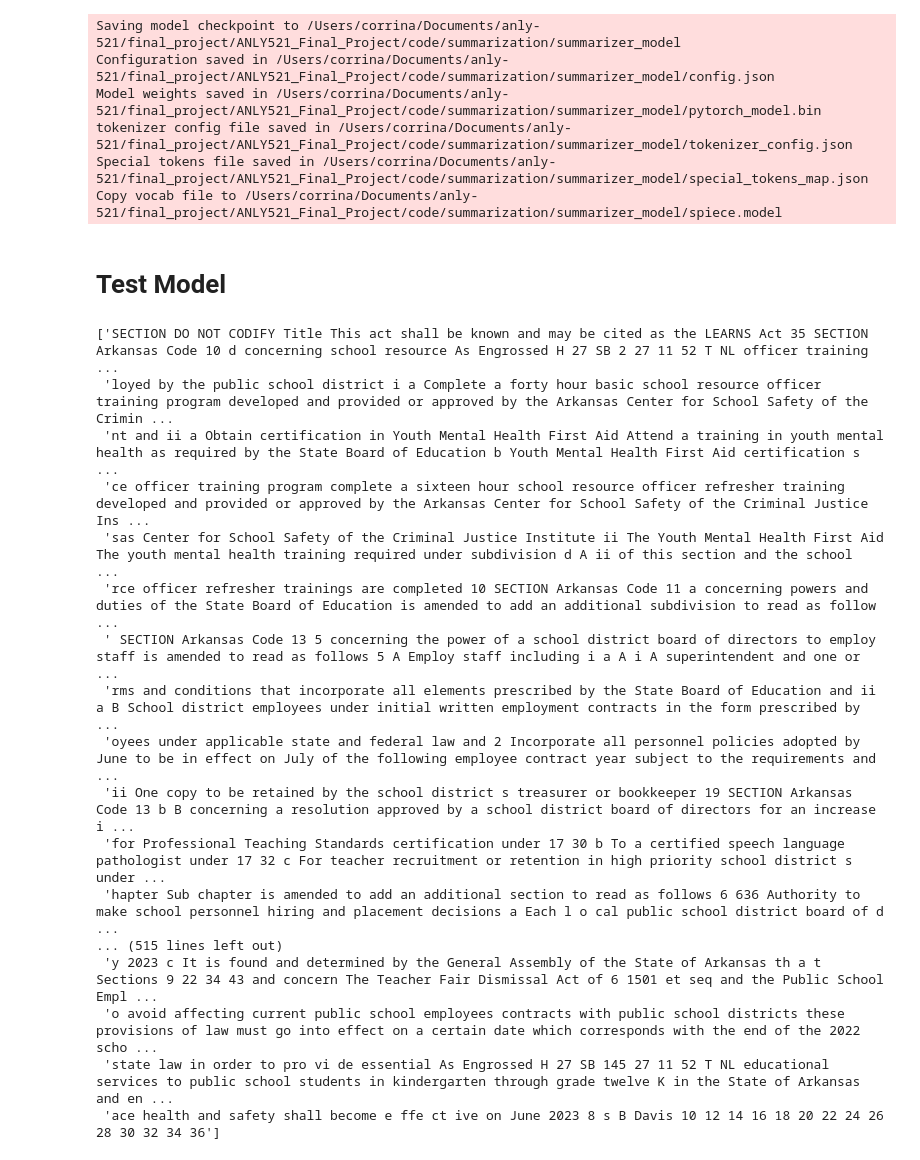
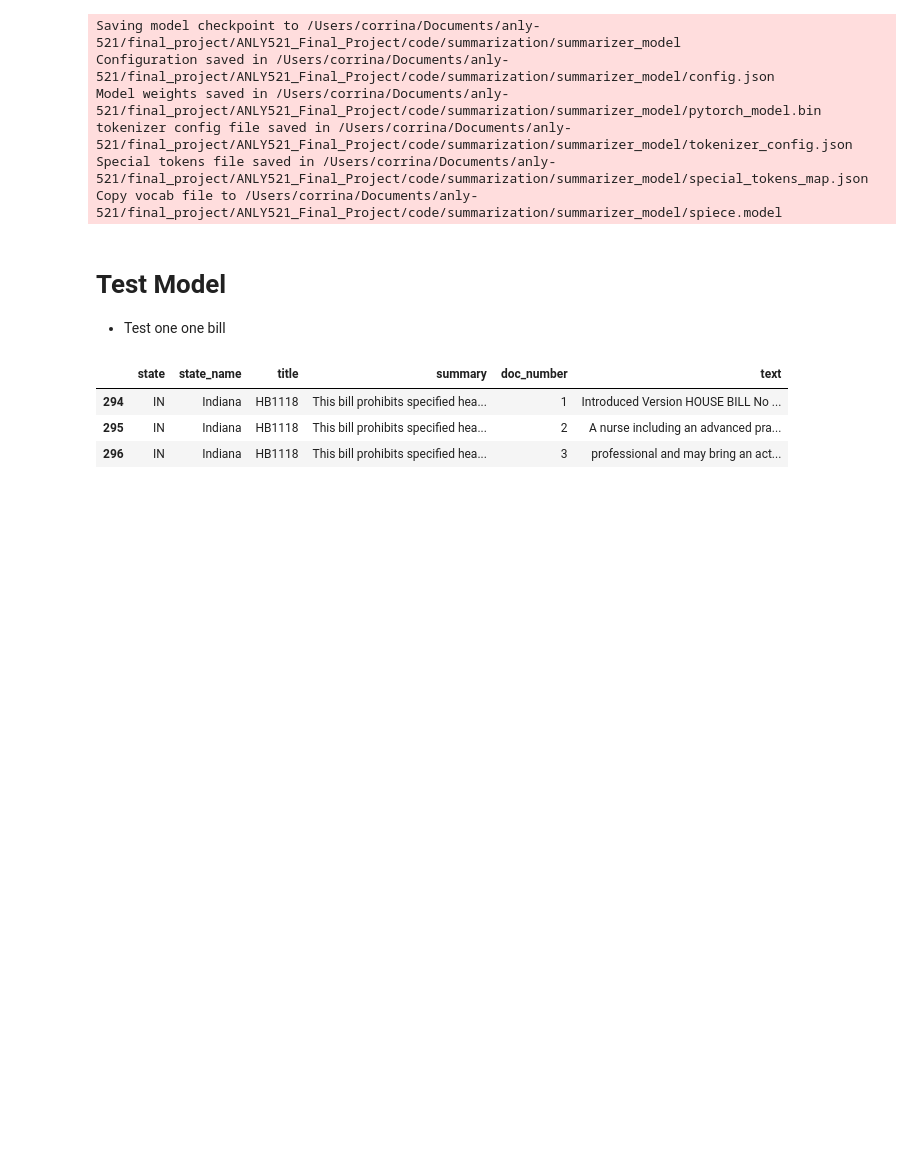
Before and after one commit to miammayerhofer/ANLY521_Final_Project, a Jupyter notebook: code/summarization/Summarization_HF_FullText.ipynb, the cells around one changed output. Cells and saved outputs as stored; diff of their text form; code cells hidden in the pictures; blank space fills up the shorter version.

```diff
--- a/code/summarization/Summarization_HF_FullText.ipynb
+++ b/code/summarization/Summarization_HF_FullText.ipynb
@@ -273,29 +268,15 @@ Special tokens file saved in /Users/corrina/Documents/anly-521/final_project/ANL
 Copy vocab file to /Users/corrina/Documents/anly-521/final_project/ANLY521_Final_Project/code/summarization/summarizer_model/spiece.model
 # %% [markdown]
 # Test Model
+
+* Test one one bill
 # %%
 # text = "summarize: The Inflation Reduction Act lowers prescription drug costs, health care costs, and energy costs. It's the most aggressive action on tackling the climate crisis in American history, which will lift up American workers and create good-paying, union jobs across the country. It'll lower the deficit and ask the ultra-wealthy and corporations to pay their fair share. And no one making under $400,000 per year will pay a penny more in taxes."
-bill_text = list(all_text.text)[4]
-chunk_size = 512
-chunks = len(bill_text) // chunk_size
-bill_text_parts = [ bill_text[i:i + chunk_size] for i in range(0, len(bill_text), chunk_size)]
-bill_text_parts
+test_bill_text = all_text[(all_text.state == 'IN') & (all_text.title == 'HB1118')]
+test_bill_text
 # %% [output]
-['SECTION DO NOT CODIFY Title This act shall be known and may be cited as the LEARNS Act 35 SECTION Arkansas Code 10 d concerning school resource As Engrossed H 27 SB 2 27 11 52 T NL officer training  ...
- 'loyed by the public school district i a Complete a forty hour basic school resource officer training program developed and provided or approved by the Arkansas Center for School Safety of the Crimin ...
- 'nt and ii a Obtain certification in Youth Mental Health First Aid Attend a training in youth mental health as required by the State Board of Education b Youth Mental Health First Aid certification s ...
- 'ce officer training program complete a sixteen hour school resource officer refresher training developed and provided or approved by the Arkansas Center for School Safety of the Criminal Justice Ins ...
- 'sas Center for School Safety of the Criminal Justice Institute ii The Youth Mental Health First Aid The youth mental health training required under subdivision d A ii of this section and the school  ...
- 'rce officer refresher trainings are completed 10 SECTION Arkansas Code 11 a concerning powers and duties of the State Board of Education is amended to add an additional subdivision to read as follow ...
- ' SECTION Arkansas Code 13 5 concerning the power of a school district board of directors to employ staff is amended to read as follows 5 A Employ staff including i a A i A superintendent and one or  ...
- 'rms and conditions that incorporate all elements prescribed by the State Board of Education and ii a B School district employees under initial written employment contracts in the form prescribed by  ...
- 'oyees under applicable state and federal law and 2 Incorporate all personnel policies adopted by June to be in effect on July of the following employee contract year subject to the requirements and  ...
- 'ii One copy to be retained by the school district s treasurer or bookkeeper 19 SECTION Arkansas Code 13 b B concerning a resolution approved by a school district board of directors for an increase i ...
- 'for Professional Teaching Standards certification under 17 30 b To a certified speech language pathologist under 17 32 c For teacher recruitment or retention in high priority school district s under ...
- 'hapter Sub chapter is amended to add an additional section to read as follows 6 636 Authority to make school personnel hiring and placement decisions a Each l o cal public school district board of d ...
-... (515 lines left out)
- 'y 2023 c It is found and determined by the General Assembly of the State of Arkansas th a t Sections 9 22 34 43 and concern The Teacher Fair Dismissal Act of 6 1501 et seq and the Public School Empl ...
- 'o avoid affecting current public school employees contracts with public school districts these provisions of law must go into effect on a certain date which corresponds with the end of the 2022 scho ...
- 'state law in order to pro vi de essential As Engrossed H 27 SB 145 27 11 52 T NL educational services to public school students in kindergarten through grade twelve K in the State of Arkansas and en ...
- 'ace health and safety shall become e ffe ct ive on June 2023 8 s B Davis 10 12 14 16 18 20 22 24 26 28 30 32 34 36']
+|  | state | state_name | title | summary | doc_number | text |
+| 294 | IN | Indiana | HB1118 | This bill prohibits specified hea... | 1 | Introduced Version HOUSE BILL No ... |
+| 295 | IN | Indiana | HB1118 | This bill prohibits specified hea... | 2 | A nurse including an advanced pra... |
+| 296 | IN | Indiana | HB1118 | This bill prohibits specified hea... | 3 | professional and may bring an act... |
 # %%
```
Also changed, not shown: parts of 15 cells of this notebook.
